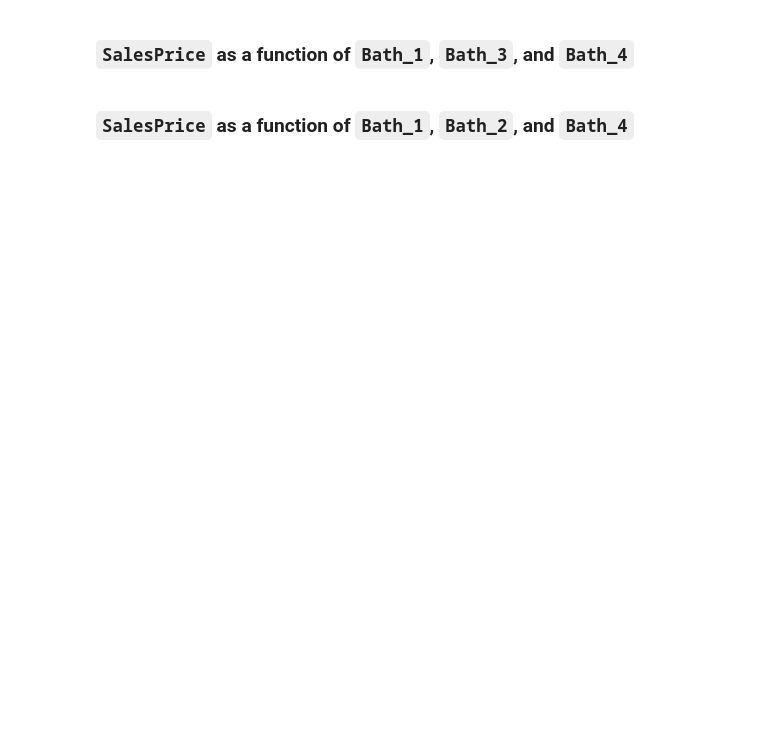
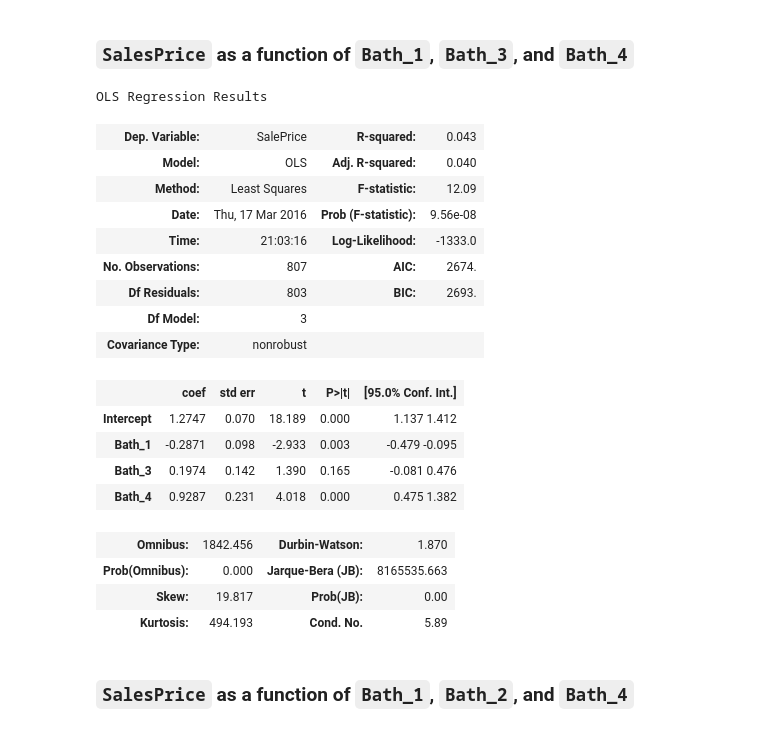
Before and after one commit to guoruijiao/sf-dat-21, a Jupyter notebook: classes/07/code/codealong-07.ipynb, the cells around one changed output. Cells and saved outputs as stored; diff of their text form; code cells hidden in the pictures; blank space fills up the shorter version.

```diff
--- a/classes/07/code/codealong-07.ipynb
+++ b/classes/07/code/codealong-07.ipynb
@@ -441,2 +506,25 @@ df.columns
+# %%
+# TODO
+smf.ols(formula = 'SalePrice ~ Bath_1 + Bath_3 + Bath_4', data = df).fit().summary()
+# %% [output]
+OLS Regression Results
+| Dep. Variable: | SalePrice | R-squared: | 0.043 |
+| Model: | OLS | Adj. R-squared: | 0.040 |
+| Method: | Least Squares | F-statistic: | 12.09 |
+| Date: | Thu, 17 Mar 2016 | Prob (F-statistic): | 9.56e-08 |
+| Time: | 21:03:16 | Log-Likelihood: | -1333.0 |
+| No. Observations: | 807 | AIC: | 2674. |
+| Df Residuals: | 803 | BIC: | 2693. |
+| Df Model: | 3 |  |  |
+| Covariance Type: | nonrobust |  |  |
+|  | coef | std err | t | P>|t| | [95.0% Conf. Int.] |
+| Intercept | 1.2747 | 0.070 | 18.189 | 0.000 | 1.137 1.412 |
+| Bath_1 | -0.2871 | 0.098 | -2.933 | 0.003 | -0.479 -0.095 |
+| Bath_3 | 0.1974 | 0.142 | 1.390 | 0.165 | -0.081 0.476 |
+| Bath_4 | 0.9287 | 0.231 | 4.018 | 0.000 | 0.475 1.382 |
+| Omnibus: | 1842.456 | Durbin-Watson: | 1.870 |
+| Prob(Omnibus): | 0.000 | Jarque-Bera (JB): | 8165535.663 |
+| Skew: | 19.817 | Prob(JB): | 0.00 |
+| Kurtosis: | 494.193 | Cond. No. | 5.89 |
 # %% [markdown]
 ### `SalesPrice` as a function of `Bath_1`, `Bath_2`, and `Bath_4`
```
Also changed, not shown: parts of 16 cells of this notebook, 1 other file.
